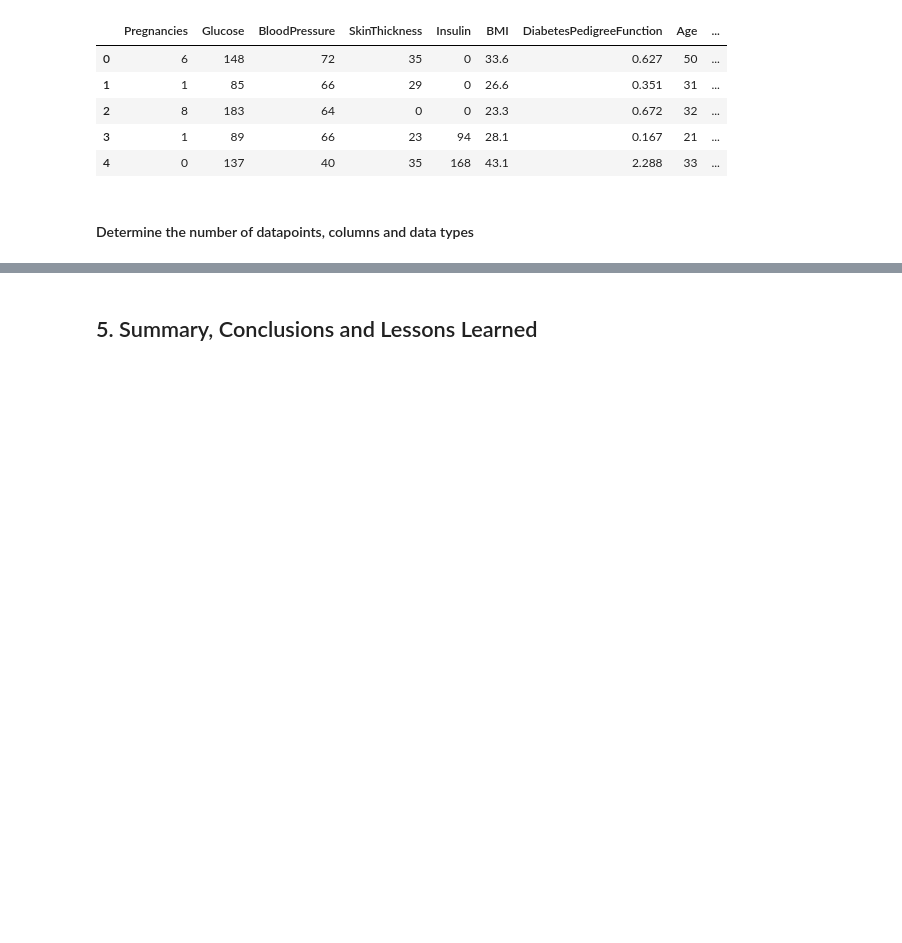
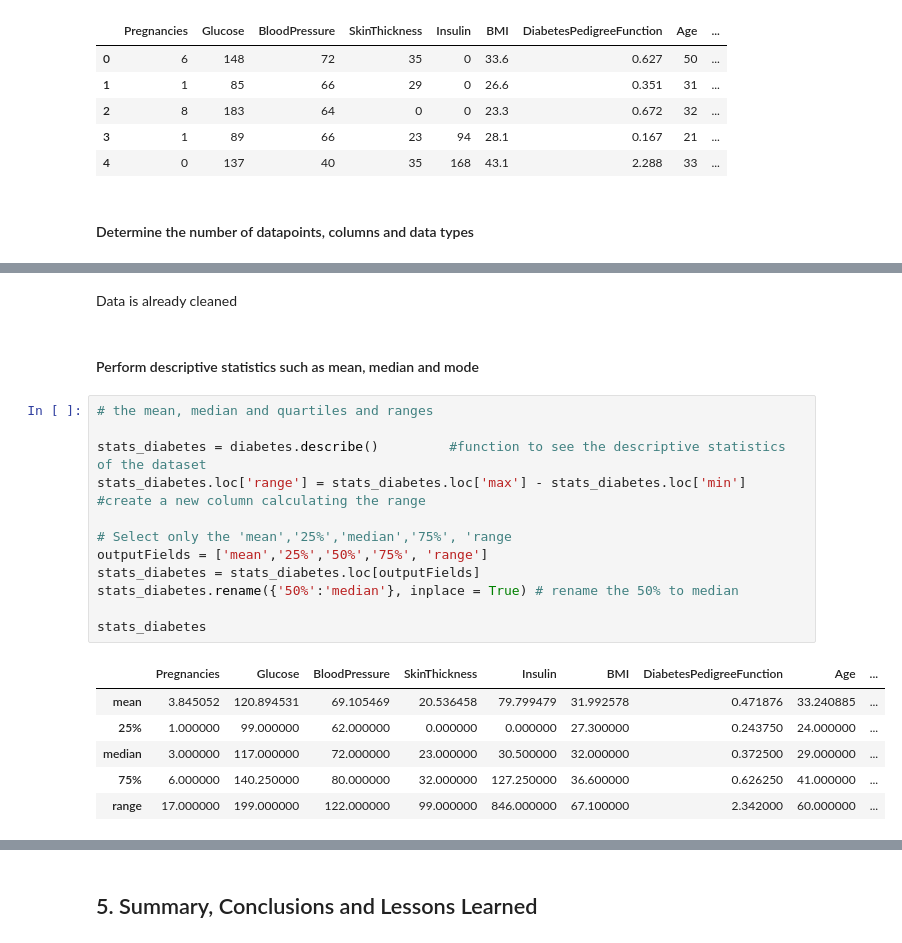
Before and after one commit to reue-lly/Predictive-Analytics-using-Machine-Learning, a Jupyter notebook: Activity-2/Activity_2_Training_Linear_Models.ipynb, the cells around one changed output, grey strips where cells are left out. Cells and saved outputs as stored; diff of their text form; blank space fills up the shorter version.

```diff
--- a/Activity-2/Activity_2_Training_Linear_Models.ipynb
+++ b/Activity-2/Activity_2_Training_Linear_Models.ipynb
@@ -1514,0 +1554,23 @@ diabetes.head()
+# %% [markdown]
+Data is already cleaned
+# %% [markdown]
+#### Perform descriptive statistics such as mean, median and mode
+# %%
+# the mean, median and quartiles and ranges
+
+stats_diabetes = diabetes.describe()         #function to see the descriptive statistics of the dataset
+stats_diabetes.loc['range'] = stats_diabetes.loc['max'] - stats_diabetes.loc['min']  #create a new column calculating the range
+
+# Select only the 'mean','25%','median','75%', 'range
+outputFields = ['mean','25%','50%','75%', 'range']
+stats_diabetes = stats_diabetes.loc[outputFields]
+stats_diabetes.rename({'50%':'median'}, inplace = True) # rename the 50% to median
+
+stats_diabetes
+# %% [output]
+|  | Pregnancies | Glucose | BloodPressure | SkinThickness | Insulin | BMI | DiabetesPedigreeFunction | Age | ... |
+| mean | 3.845052 | 120.894531 | 69.105469 | 20.536458 | 79.799479 | 31.992578 | 0.471876 | 33.240885 | ... |
+| 25% | 1.000000 | 99.000000 | 62.000000 | 0.000000 | 0.000000 | 27.300000 | 0.243750 | 24.000000 | ... |
+| median | 3.000000 | 117.000000 | 72.000000 | 23.000000 | 30.500000 | 32.000000 | 0.372500 | 29.000000 | ... |
+| 75% | 6.000000 | 140.250000 | 80.000000 | 32.000000 | 127.250000 | 36.600000 | 0.626250 | 41.000000 | ... |
+| range | 17.000000 | 199.000000 | 122.000000 | 99.000000 | 846.000000 | 67.100000 | 2.342000 | 60.000000 | ... |
```
Also changed, not shown: parts of 10 cells of this notebook.
